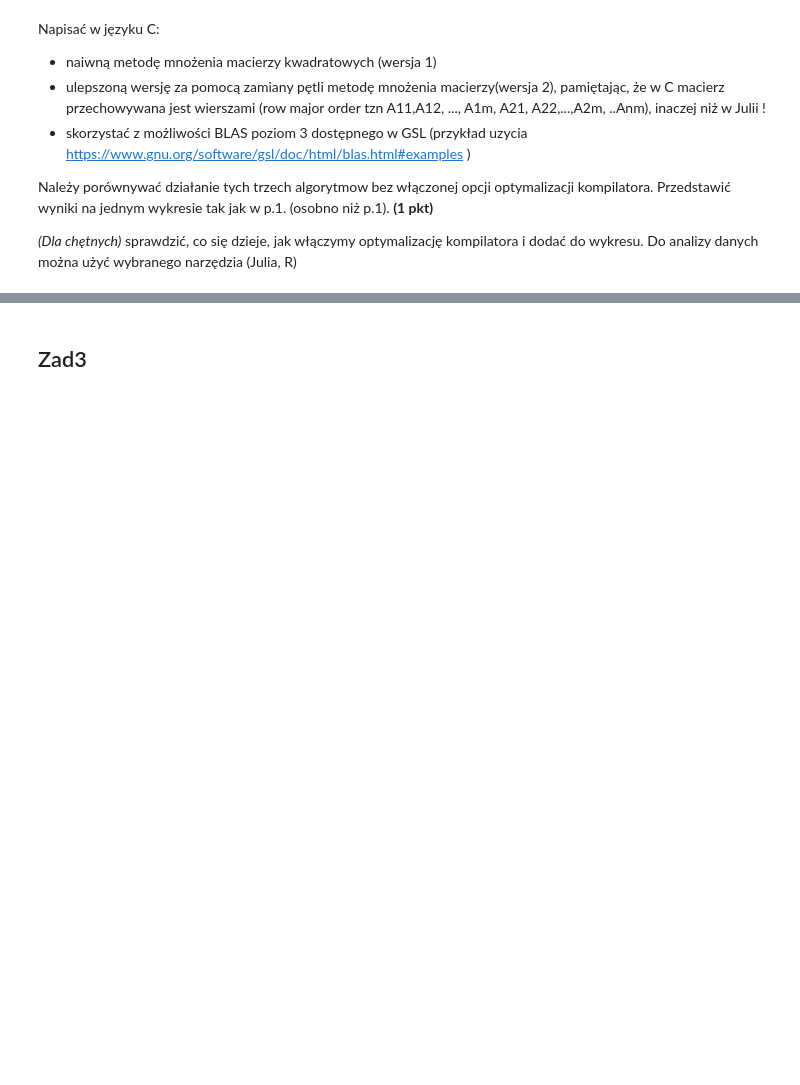
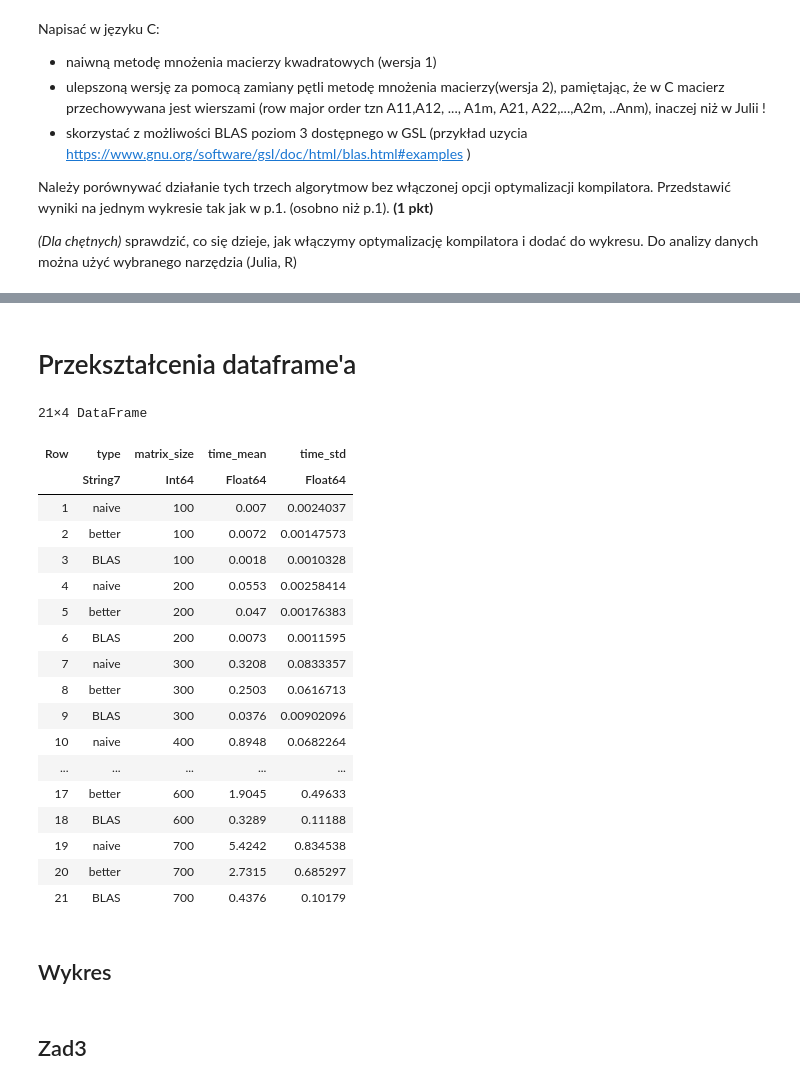
Before and after one commit to Strattoss/MOwNiT, a Jupyter notebook: lab5/zad_dom_5.ipynb, the cells around one changed output, grey strips where cells are left out. Drawn from its saved outputs; the diff is of its cells as text; code cells hidden in the pictures; blank space fills up the shorter version.

```diff
--- a/lab5/zad_dom_5.ipynb
+++ b/lab5/zad_dom_5.ipynb
@@ -151,0 +261,5 @@ Do analizy danych można użyć wybranego narzędzia (Julia, R)
+# %%
+using CSV
+using DataFrames
+
+results = CSV.read("results-utf8.csv", DataFrame)
@@ -151,0 +287,29 @@ Do analizy danych można użyć wybranego narzędzia (Julia, R)
+# %% [markdown]
+# Przekształcenia dataframe'a
+# %%
+using Statistics
+
+results_grouped = groupby(results, [:type, :matrix_size])
+results_plottable = combine(results_grouped, :time => mean, :time => std)
+# %% [output]
+21×4 DataFrame
+| Row | type | matrix_size | time_mean | time_std |
+|  | String7 | Int64 | Float64 | Float64 |
+| 1 | naive | 100 | 0.007 | 0.0024037 |
+| 2 | better | 100 | 0.0072 | 0.00147573 |
+| 3 | BLAS | 100 | 0.0018 | 0.0010328 |
+| 4 | naive | 200 | 0.0553 | 0.00258414 |
+| 5 | better | 200 | 0.047 | 0.00176383 |
+| 6 | BLAS | 200 | 0.0073 | 0.0011595 |
+| 7 | naive | 300 | 0.3208 | 0.0833357 |
+| 8 | better | 300 | 0.2503 | 0.0616713 |
+| 9 | BLAS | 300 | 0.0376 | 0.00902096 |
+| 10 | naive | 400 | 0.8948 | 0.0682264 |
+| ... | ... | ... | ... | ... |
+| 17 | better | 600 | 1.9045 | 0.49633 |
+| 18 | BLAS | 600 | 0.3289 | 0.11188 |
+| 19 | naive | 700 | 5.4242 | 0.834538 |
+| 20 | better | 700 | 2.7315 | 0.685297 |
+| 21 | BLAS | 700 | 0.4376 | 0.10179 |
+# %% [markdown]
+## Wykres
```
Also changed, not shown: parts of 38 cells of this notebook, 6 other files.
